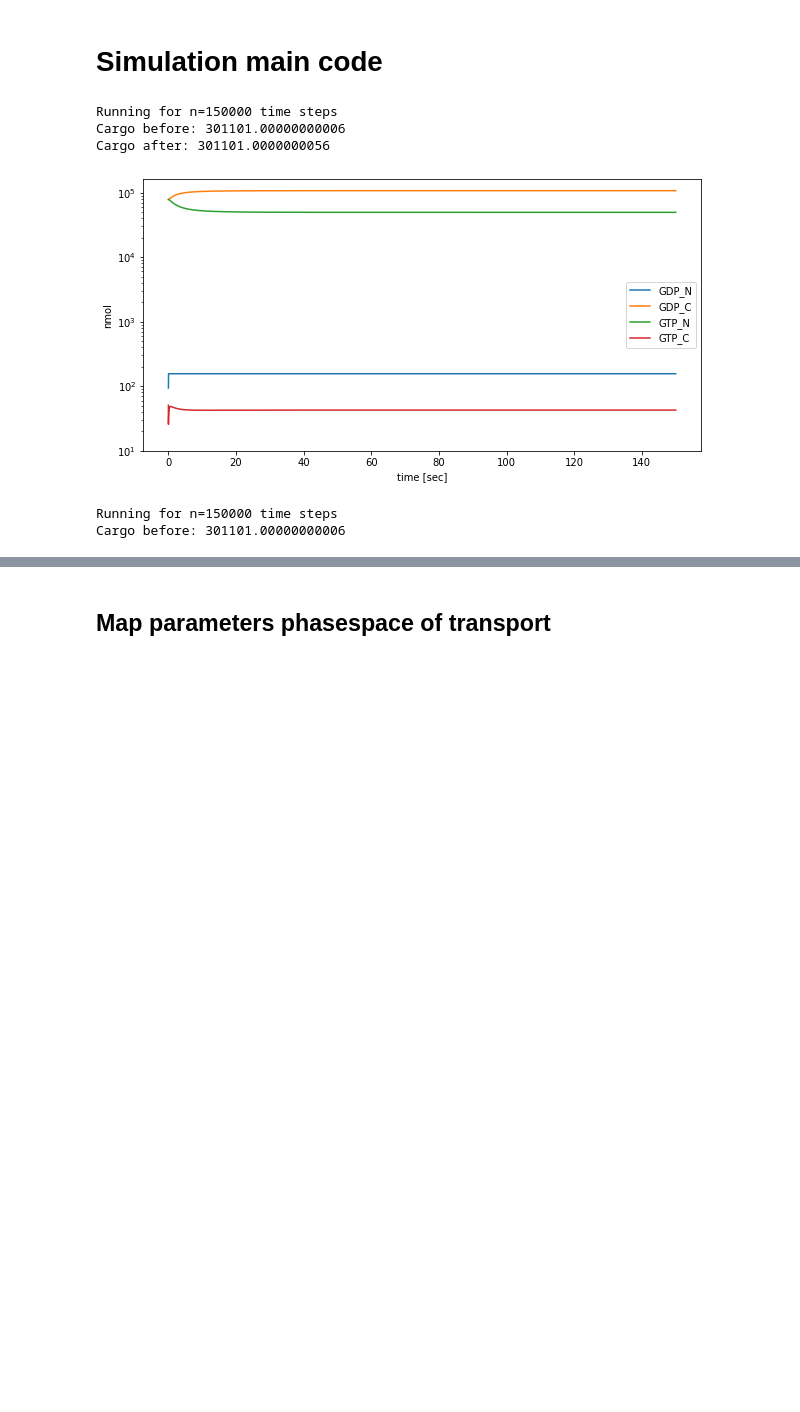
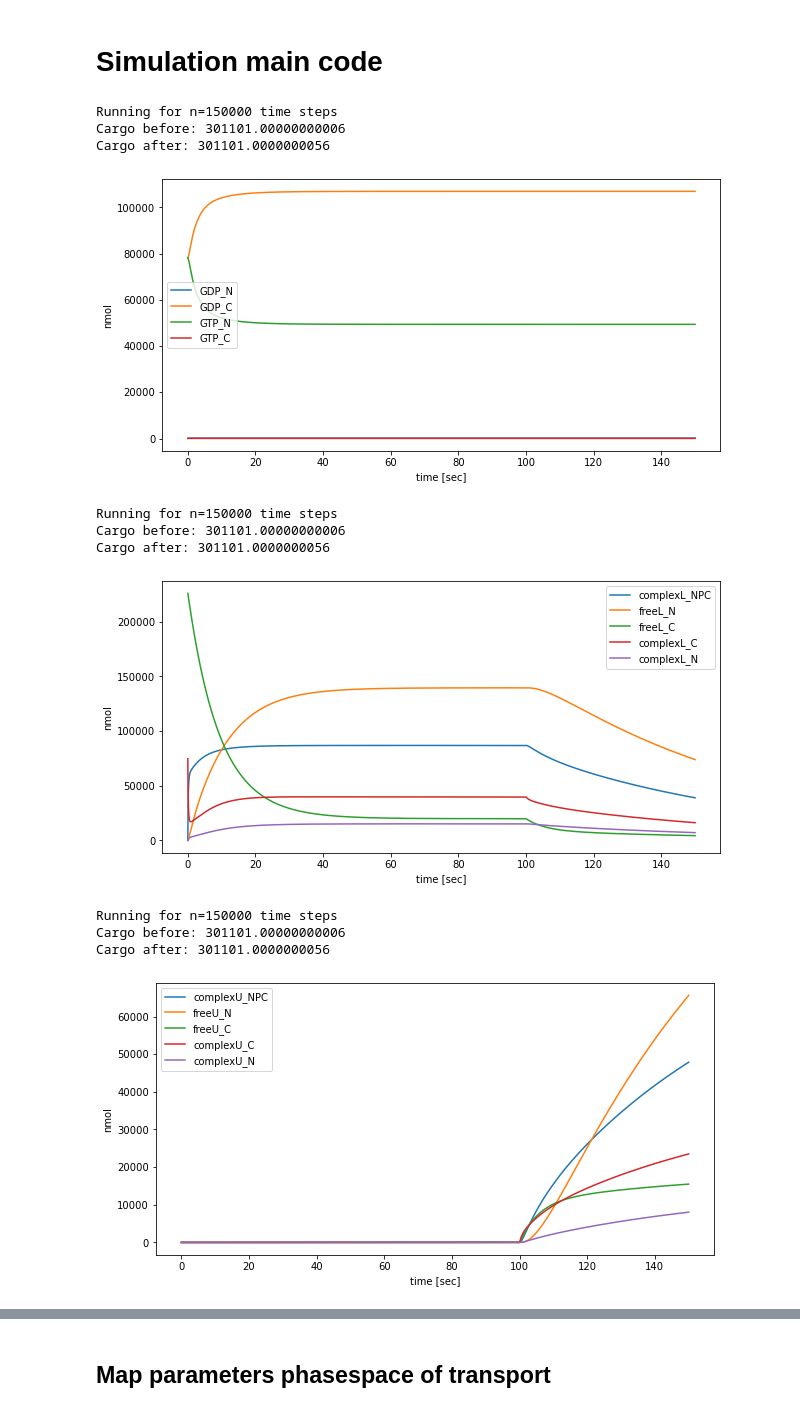
Before and after one commit to ravehlab/npctransport_kinetic, a Jupyter notebook: NPC_FLIP_simulations.ipynb, the cells around one changed output, grey strips where cells are left out. Cells and saved outputs as stored; diff of their text form; code cells hidden in the pictures; blank space fills up the shorter version.

```diff
--- a/NPC_FLIP_simulations.ipynb
+++ b/NPC_FLIP_simulations.ipynb
@@ -726,24 +726,30 @@ npc_attributes = ['nmol_NPC']
 dock_attributes = ['c_C_M', 'fraction_C_b', 'nmol_NPC', 'NPC_dock_capacity']
 # %%
 
-is_log= True
+is_log= False
 plt.figure(figsize=(10,5))
 plot_simulation_attributes(sim_time_sec, RAN_attributes, log= is_log)
 
 plt.show()
 plt.figure(figsize=(10,5))
 c=plot_simulation_attributes(sim_time_sec, cargoL_attributes, log= is_log)
 plt.show()
 plt.figure(figsize=(10,5))
 c=plot_simulation_attributes(sim_time_sec, cargoU_attributes, log= is_log)
 plt.show()
 # %% [output]
 Running for n=150000 time steps
 Cargo before: 301101.00000000006
 Cargo after: 301101.0000000056
-[figure, old version]
+[figure, new version]
 Running for n=150000 time steps
 Cargo before: 301101.00000000006
+Cargo after: 301101.0000000056
+[figure, added]
+Running for n=150000 time steps
+Cargo before: 301101.00000000006
+Cargo after: 301101.0000000056
+[figure, added]
 # %%
 
 fig, ax = plt.subplots(1, 3,figsize=(40,5))
```
Also changed, not shown: parts of 3 cells of this notebook, 1 other file.
